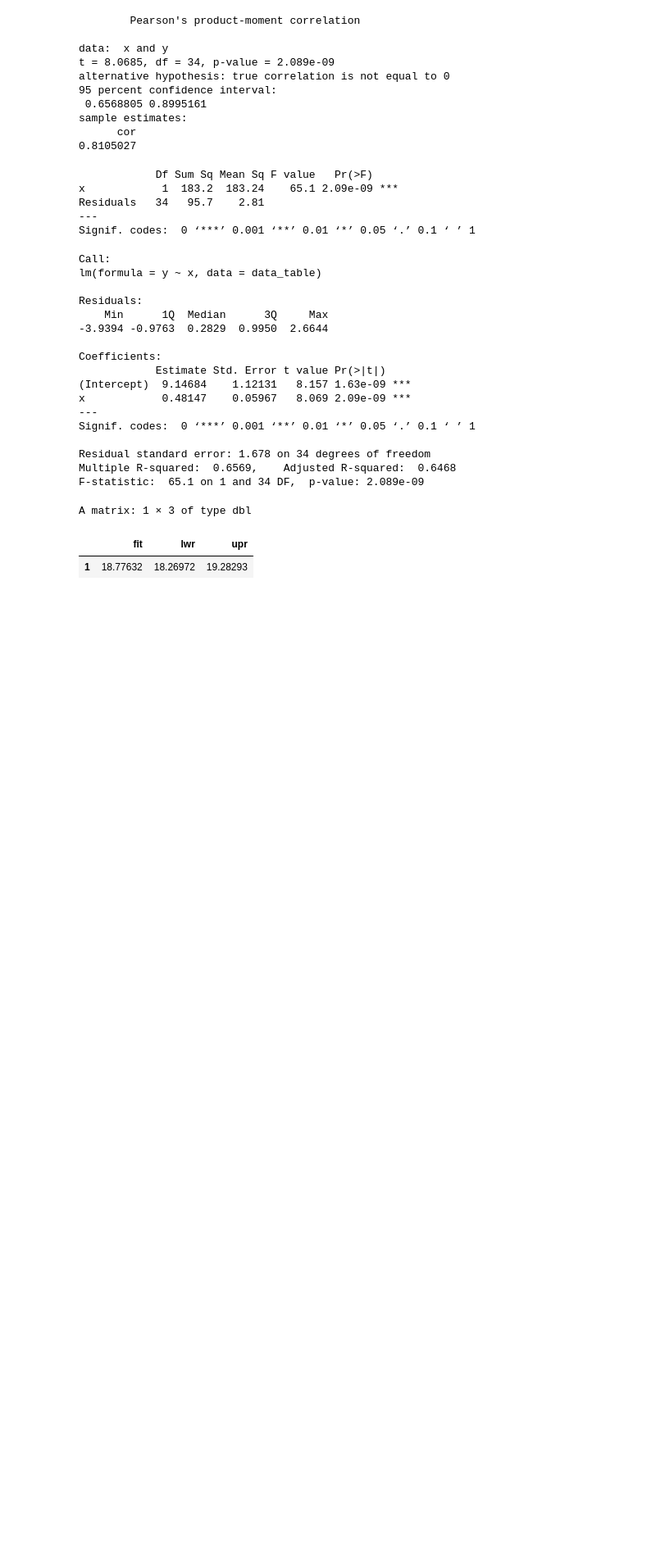
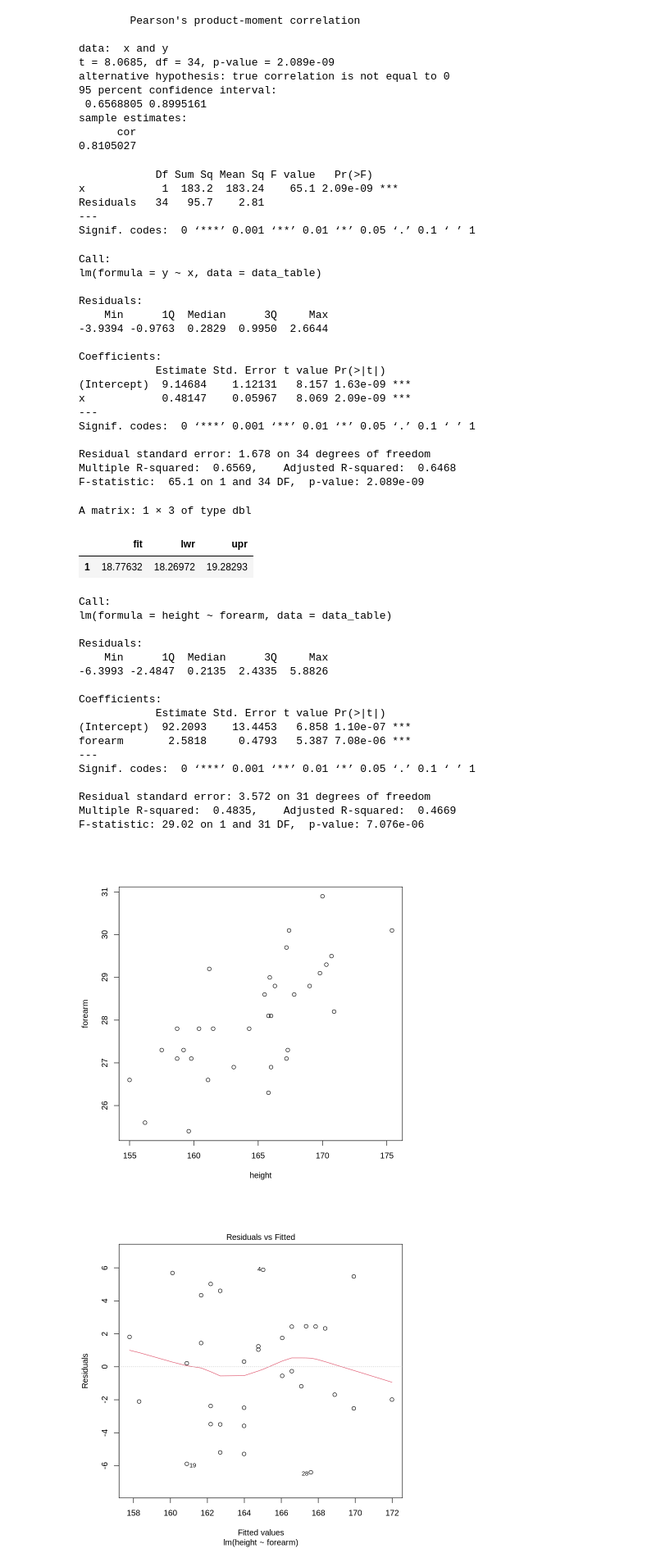
Before and after one commit to tontantip/DADS6001-Applied-statistics, a Jupyter notebook: in class/Reg1.ipynb, the cells around one changed output. Shown at 82% size. Cells and saved outputs as stored; diff of their text form; code cells hidden in the pictures; blank space fills up the shorter version.

```diff
--- a/in class/Reg1.ipynb
+++ b/in class/Reg1.ipynb
@@ -311,3 +311,36 @@ prediction
 A matrix: 1 × 3 of type dbl
 |  | fit | lwr | upr |
 | 1 | 18.77632 | 18.26972 | 19.28293 |
+# %%
+height<-c(165.8,169.8,170.7,170.9,157.5,165.9,158.7,166,158.7,161.5,167.3,167.4,159.2,170,166.3,169,156.2,159.6,155,161.1,170.3,167.8,163.1,165.8,175.4,159.8,166,161.2,160.4,164.3,165.5,167.2,167.2)
+forearm<-c(28.1,29.1,29.5,28.2,27.3,29,27.8,26.9,27.1,27.8,27.3,30.1,27.3,30.9,28.8,28.8,25.6,25.4,26.6,26.6,29.3,28.6,
+26.9,26.3,30.1,27.1,28.1,29.2,27.8,27.8,28.6,27.1,29.7)
+
+## plot graph scatter
+plot(height, forearm)
+data_table <- data.frame(height,forearm)
+
+model <- lm(height ~ forearm , data = data_table)
+summary(model)
+
+plot(model)
+# %% [output]
+Call:
+lm(formula = height ~ forearm, data = data_table)
+
+Residuals:
+    Min      1Q  Median      3Q     Max
+-6.3993 -2.4847  0.2135  2.4335  5.8826
+
+Coefficients:
+            Estimate Std. Error t value Pr(>|t|)
+(Intercept)  92.2093    13.4453   6.858 1.10e-07 ***
+forearm       2.5818     0.4793   5.387 7.08e-06 ***
+---
+Signif. codes:  0 ‘***’ 0.001 ‘**’ 0.01 ‘*’ 0.05 ‘.’ 0.1 ‘ ’ 1
+
+Residual standard error: 3.572 on 31 degrees of freedom
+Multiple R-squared:  0.4835,    Adjusted R-squared:  0.4669
+F-statistic: 29.02 on 1 and 31 DF,  p-value: 7.076e-06
+[figure, added]
+[figure, added]
```
Also changed, not shown: parts of 2 cells of this notebook.
